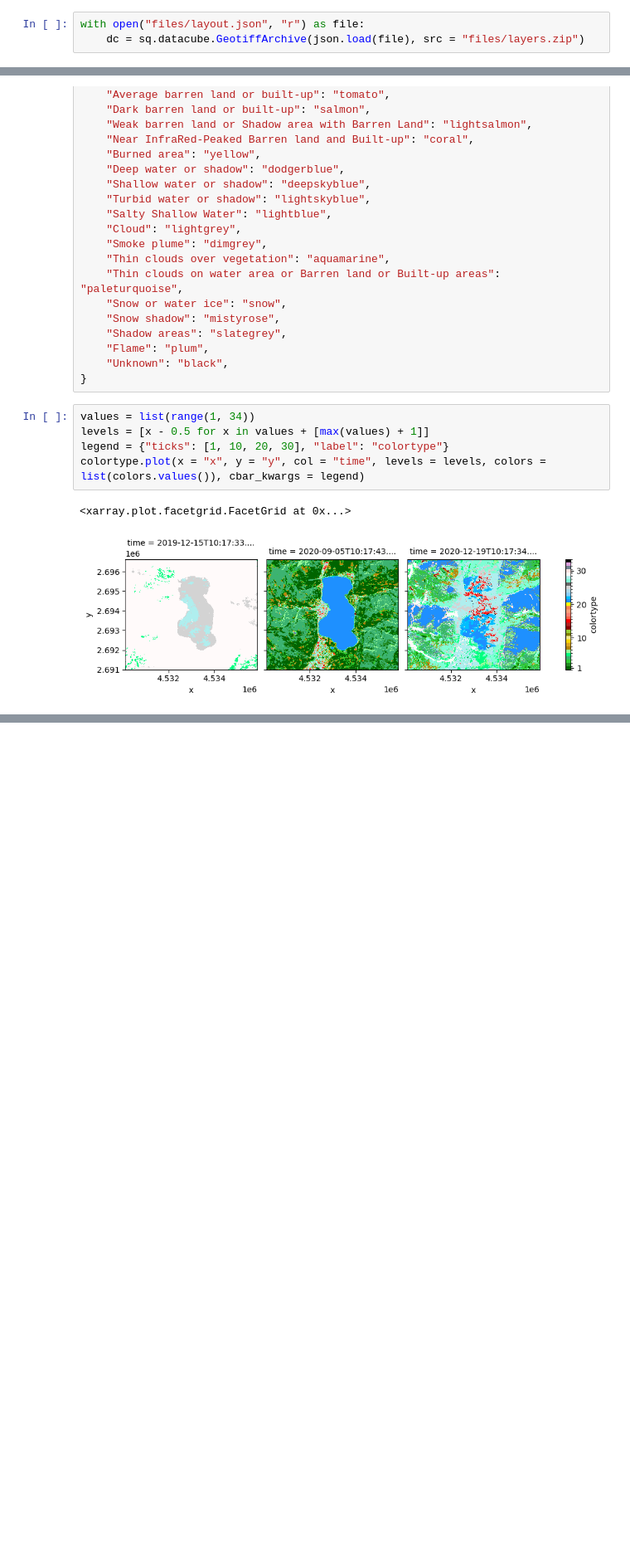
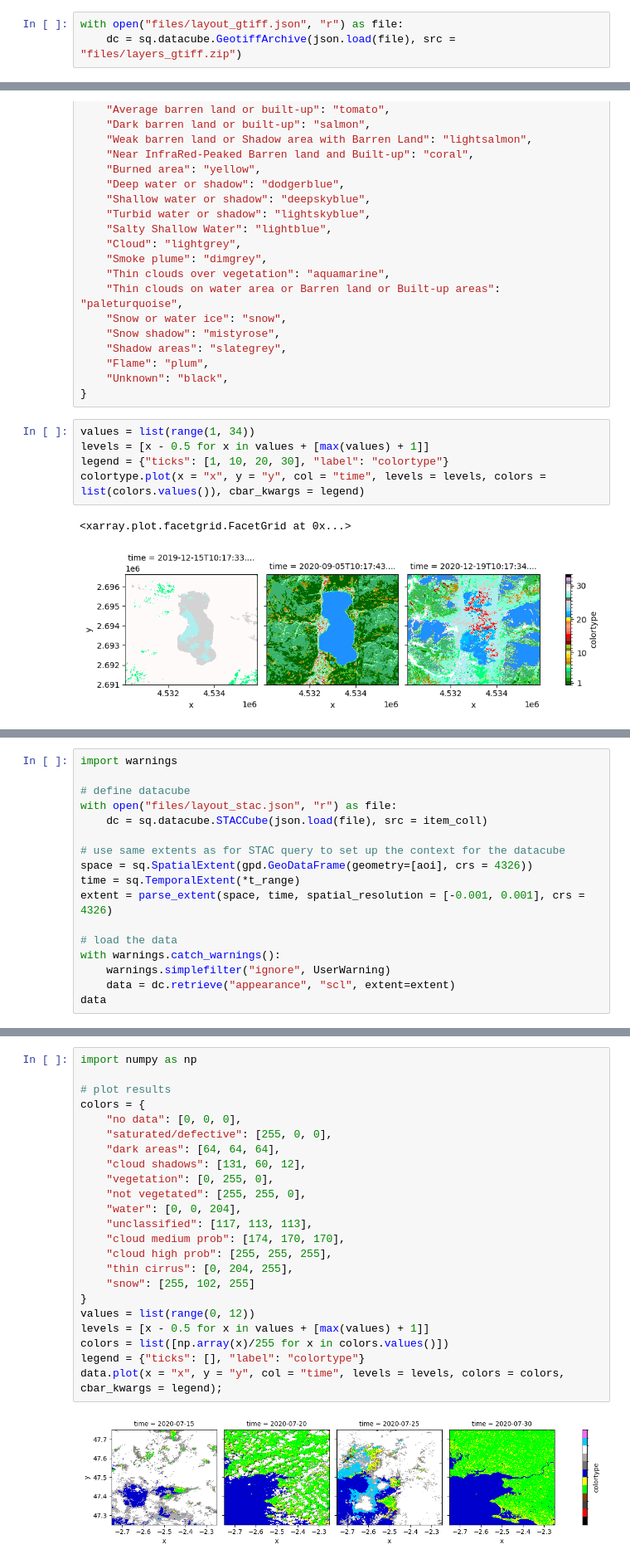
Before and after one commit to ZGIS/semantique, a Jupyter notebook: demo/datacube.ipynb, the cells around one changed output, grey strips where cells are left out. Shown at 83% size. Cells and saved outputs as stored; diff of their text form; blank space fills up the shorter version.

Commit message:
feat: Add STACCube :gift:

```diff
--- a/demo/datacube.ipynb
+++ b/demo/datacube.ipynb
@@ -82,6 +83,6 @@ Now we can initialize an instance of the Geotiffarchive class using the small de
 # %%
-with open("files/layout.json", "r") as file:
-    dc = sq.datacube.GeotiffArchive(json.load(file), src = "files/layers.zip")
+with open("files/layout_gtiff.json", "r") as file:
+    dc = sq.datacube.GeotiffArchive(json.load(file), src = "files/layers_gtiff.zip")
 # %%
 isinstance(dc, sq.datacube.Datacube)
 # %% [output]
@@ -163,0 +220,17 @@ colortype.plot(x = "x", y = "y", col = "time", levels = levels, colors = list(co
+# %%
+import warnings
+
+# define datacube
+with open("files/layout_stac.json", "r") as file:
+    dc = sq.datacube.STACCube(json.load(file), src = item_coll)
+
+# use same extents as for STAC query to set up the context for the datacube
+space = sq.SpatialExtent(gpd.GeoDataFrame(geometry=[aoi], crs = 4326))
+time = sq.TemporalExtent(*t_range)
+extent = parse_extent(space, time, spatial_resolution = [-0.001, 0.001], crs = 4326)
+
+# load the data
+with warnings.catch_warnings():
+    warnings.simplefilter("ignore", UserWarning)
+    data = dc.retrieve("appearance", "scl", extent=extent)
+data
@@ -163,0 +255,25 @@ colortype.plot(x = "x", y = "y", col = "time", levels = levels, colors = list(co
+# %%
+import numpy as np
+
+# plot results
+colors = {
+    "no data": [0, 0, 0],
+    "saturated/defective": [255, 0, 0],
+    "dark areas": [64, 64, 64],
+    "cloud shadows": [131, 60, 12],
+    "vegetation": [0, 255, 0],
+    "not vegetated": [255, 255, 0],
+    "water": [0, 0, 204],
+    "unclassified": [117, 113, 113],
+    "cloud medium prob": [174, 170, 170],
+    "cloud high prob": [255, 255, 255],
+    "thin cirrus": [0, 204, 255],
+    "snow": [255, 102, 255]
+}
+values = list(range(0, 12))
+levels = [x - 0.5 for x in values + [max(values) + 1]]
+colors = list([np.array(x)/255 for x in colors.values()])
+legend = {"ticks": [], "label": "colortype"}
+data.plot(x = "x", y = "y", col = "time", levels = levels, colors = colors, cbar_kwargs = legend);
+# %% [output]
+[figure, added]
```
Also changed, not shown: parts of 5 cells of this notebook, 12 other files.
